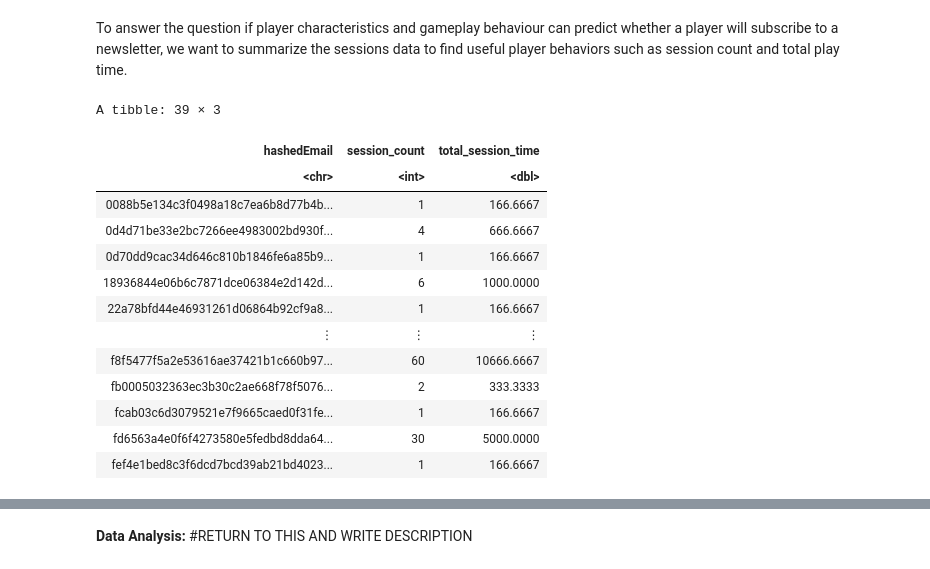
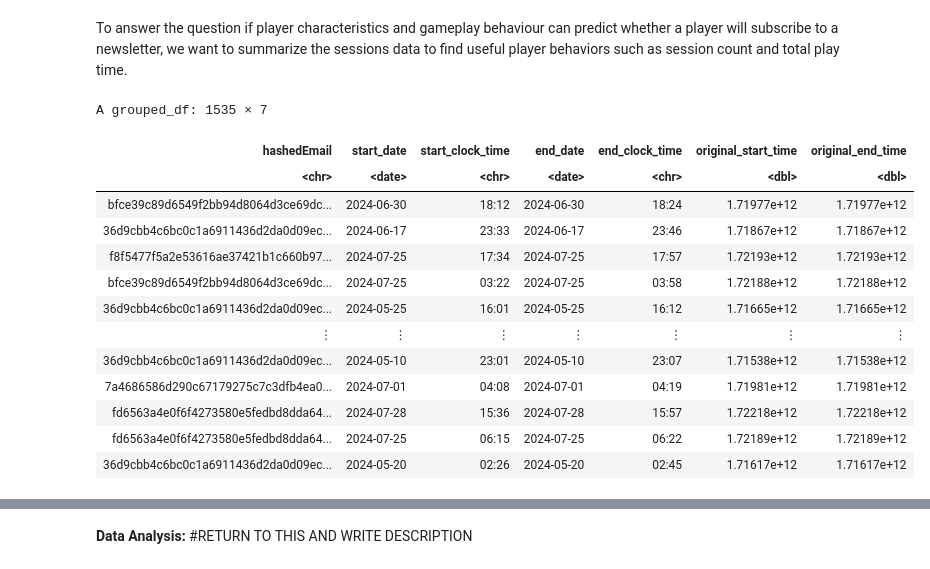
Before and after one commit to helenawu125/minecraft_final_project, a Jupyter notebook: Final_Project.ipynb, the cells around one changed output, grey strips where cells are left out. Cells and saved outputs as stored; diff of their text form; code cells hidden in the pictures.

```diff
--- a/Final_Project.ipynb
+++ b/Final_Project.ipynb
@@ -116,28 +134,28 @@ Additioanlly, we need to calculate the following variables:
 To answer the question if player characteristics and gameplay behaviour can predict whether a player will subscribe to a newsletter, we want to summarize the sessions data to find useful player behaviors such as session count and total play time.
 # %%
 sessions_data_clean <- sessions_data |>
-mutate(session_duration = (original_end_time - original_start_time)/1000/60) |>
-filter(session_duration > 0) |>
-group_by(hashedEmail) |>
-summarise(session_count = n() ,
-          total_session_time = sum(session_duration, na.rm = TRUE))
+separate(start_time, into = c("start_date", "start_clock_time"), sep = " ") |>
+separate(end_time, into = c("end_date", "end_clock_time"), sep = " ") |>
+  mutate(start_date = dmy(start_date),
+    end_date = dmy(end_date)) |>
+group_by(hashedEmail)
 
 sessions_data_clean
 # %% [output]
-A tibble: 39 × 3
+A grouped_df: 1535 × 7
-| hashedEmail | session_count | total_session_time |
-| <chr> | <int> | <dbl> |
-| 0088b5e134c3f0498a18c7ea6b8d77b4b... | 1 | 166.6667 |
-| 0d4d71be33e2bc7266ee4983002bd930f... | 4 | 666.6667 |
-| 0d70dd9cac34d646c810b1846fe6a85b9... | 1 | 166.6667 |
-| 18936844e06b6c7871dce06384e2d142d... | 6 | 1000.0000 |
-| 22a78bfd44e46931261d06864b92cf9a8... | 1 | 166.6667 |
-| ⋮ | ⋮ | ⋮ |
-| f8f5477f5a2e53616ae37421b1c660b97... | 60 | 10666.6667 |
-| fb0005032363ec3b30c2ae668f78f5076... | 2 | 333.3333 |
-| fcab03c6d3079521e7f9665caed0f31fe... | 1 | 166.6667 |
-| fd6563a4e0f6f4273580e5fedbd8dda64... | 30 | 5000.0000 |
-| fef4e1bed8c3f6dcd7bcd39ab21bd4023... | 1 | 166.6667 |
+| hashedEmail | start_date | start_clock_time | end_date | end_clock_time | original_start_time | original_end_time |
+| <chr> | <date> | <chr> | <date> | <chr> | <dbl> | <dbl> |
+| bfce39c89d6549f2bb94d8064d3ce69dc... | 2024-06-30 | 18:12 | 2024-06-30 | 18:24 | 1.71977e+12 | 1.71977e+12 |
+| 36d9cbb4c6bc0c1a6911436d2da0d09ec... | 2024-06-17 | 23:33 | 2024-06-17 | 23:46 | 1.71867e+12 | 1.71867e+12 |
+| f8f5477f5a2e53616ae37421b1c660b97... | 2024-07-25 | 17:34 | 2024-07-25 | 17:57 | 1.72193e+12 | 1.72193e+12 |
+| bfce39c89d6549f2bb94d8064d3ce69dc... | 2024-07-25 | 03:22 | 2024-07-25 | 03:58 | 1.72188e+12 | 1.72188e+12 |
+| 36d9cbb4c6bc0c1a6911436d2da0d09ec... | 2024-05-25 | 16:01 | 2024-05-25 | 16:12 | 1.71665e+12 | 1.71665e+12 |
+| ⋮ | ⋮ | ⋮ | ⋮ | ⋮ | ⋮ | ⋮ |
+| 36d9cbb4c6bc0c1a6911436d2da0d09ec... | 2024-05-10 | 23:01 | 2024-05-10 | 23:07 | 1.71538e+12 | 1.71538e+12 |
+| 7a4686586d290c67179275c7c3dfb4ea0... | 2024-07-01 | 04:08 | 2024-07-01 | 04:19 | 1.71981e+12 | 1.71981e+12 |
+| fd6563a4e0f6f4273580e5fedbd8dda64... | 2024-07-28 | 15:36 | 2024-07-28 | 15:57 | 1.72218e+12 | 1.72218e+12 |
+| fd6563a4e0f6f4273580e5fedbd8dda64... | 2024-07-25 | 06:15 | 2024-07-25 | 06:22 | 1.72189e+12 | 1.72189e+12 |
+| 36d9cbb4c6bc0c1a6911436d2da0d09ec... | 2024-05-20 | 02:26 | 2024-05-20 | 02:45 | 1.71617e+12 | 1.71617e+12 |
 # %% [markdown]
 
 
```
Also changed, not shown: parts of 13 cells of this notebook.
